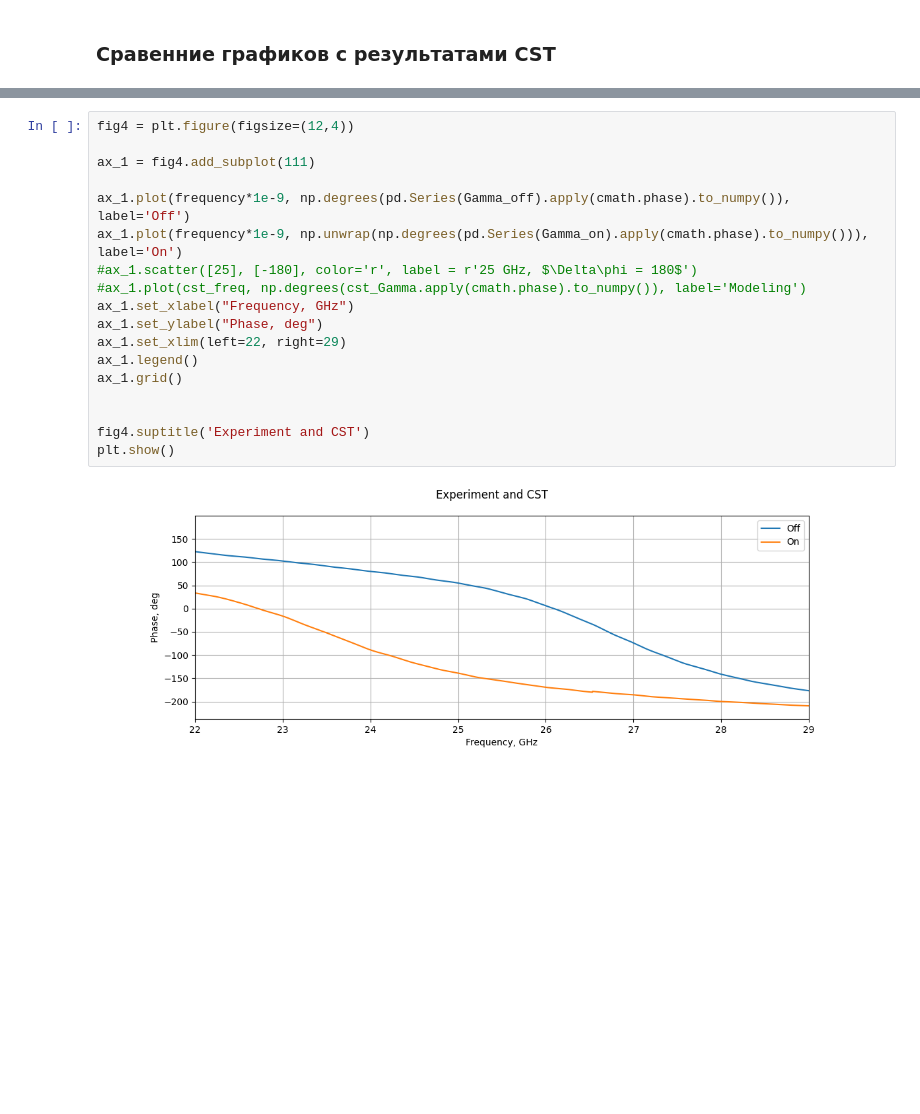
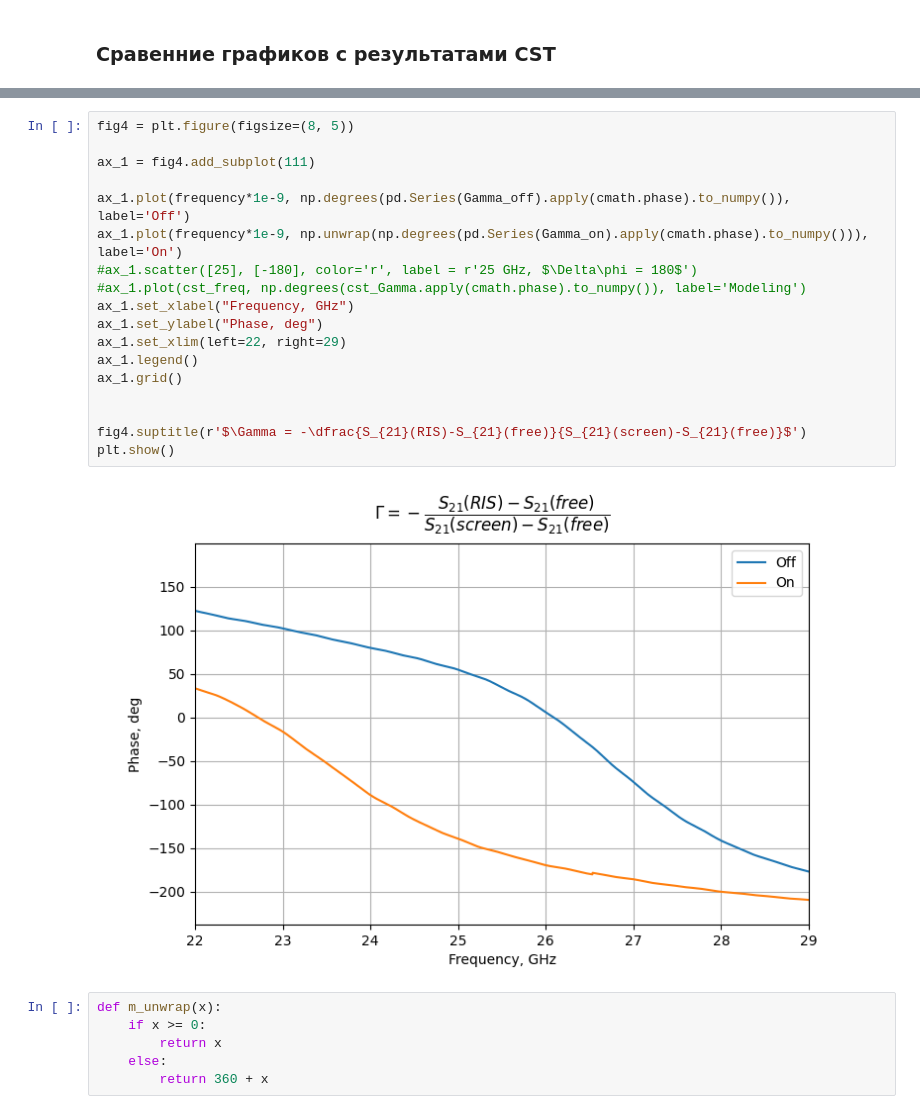
Before and after one commit to isvoropaev02/post_processing_RIS, a Jupyter notebook: 29sept/S21_TE_30deg_29sept.ipynb, the cells around one changed output, grey strips where cells are left out. Cells and saved outputs as stored; diff of their text form; blank space fills up the shorter version.

```diff
--- a/29sept/S21_TE_30deg_29sept.ipynb
+++ b/29sept/S21_TE_30deg_29sept.ipynb
@@ -230,23 +230,29 @@ plt.show()
 # %%
-fig4 = plt.figure(figsize=(12,4))
+fig4 = plt.figure(figsize=(8, 5))
 
 ax_1 = fig4.add_subplot(111)
 
 ax_1.plot(frequency*1e-9, np.degrees(pd.Series(Gamma_off).apply(cmath.phase).to_numpy()), label='Off')
 ax_1.plot(frequency*1e-9, np.unwrap(np.degrees(pd.Series(Gamma_on).apply(cmath.phase).to_numpy())), label='On')
 #ax_1.scatter([25], [-180], color='r', label = r'25 GHz, $\Delta\phi = 180$')
 #ax_1.plot(cst_freq, np.degrees(cst_Gamma.apply(cmath.phase).to_numpy()), label='Modeling')
 ax_1.set_xlabel("Frequency, GHz")
 ax_1.set_ylabel("Phase, deg")
 ax_1.set_xlim(left=22, right=29)
 ax_1.legend()
 ax_1.grid()
 
 
-fig4.suptitle('Experiment and CST')
+fig4.suptitle(r'$\Gamma = -\dfrac{S_{21}(RIS)-S_{21}(free)}{S_{21}(screen)-S_{21}(free)}$')
 plt.show()
 # %% [output]
-[figure, old version]
+[figure, new version]
+# %%
+def m_unwrap(x):
+    if x >= 0:
+        return x
+    else:
+        return 360 + x
 # %%
 fig5 = plt.figure(figsize=(12,4))
 
```
Also changed, not shown: parts of 4 cells of this notebook, 1 other file.
